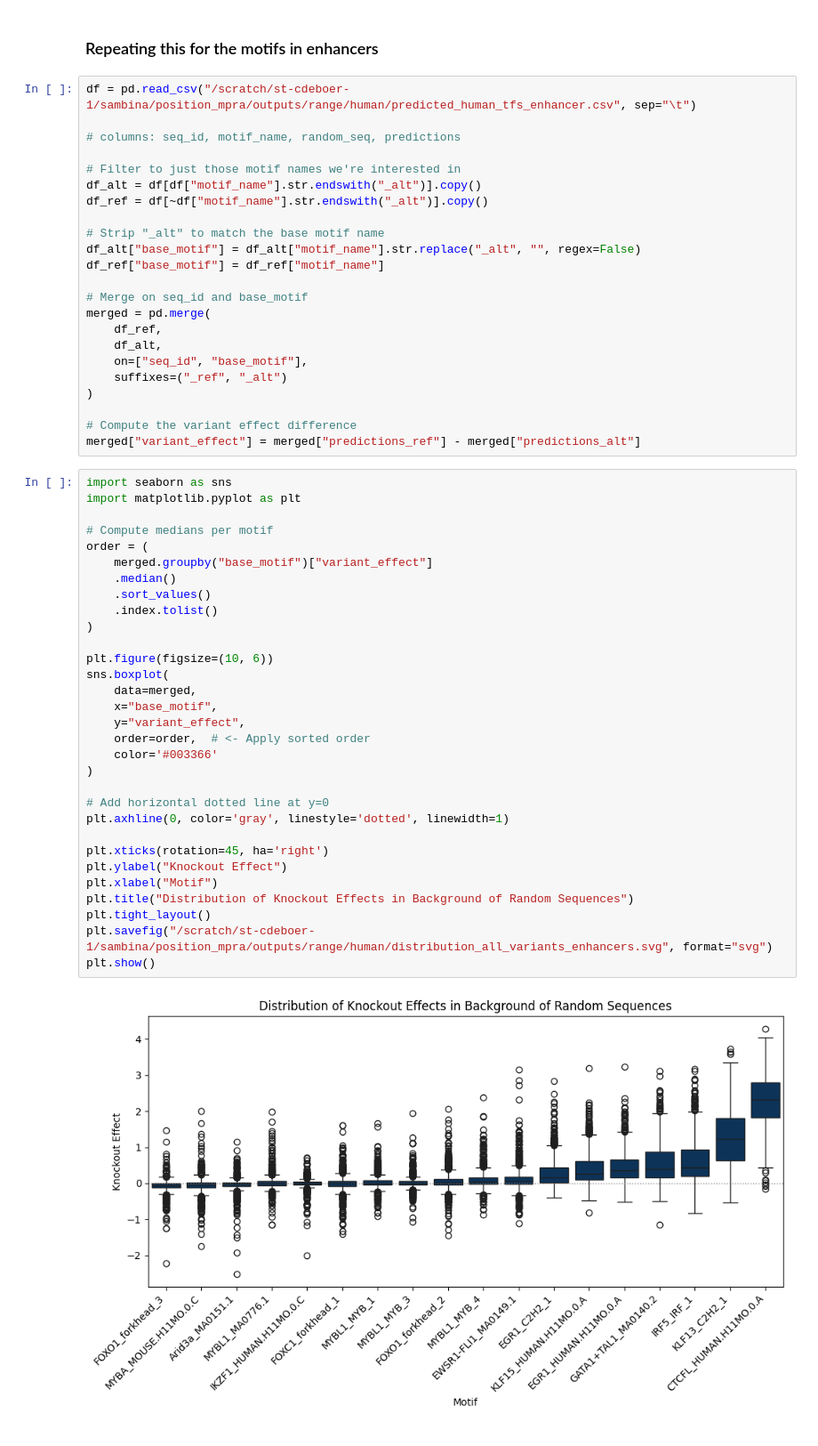
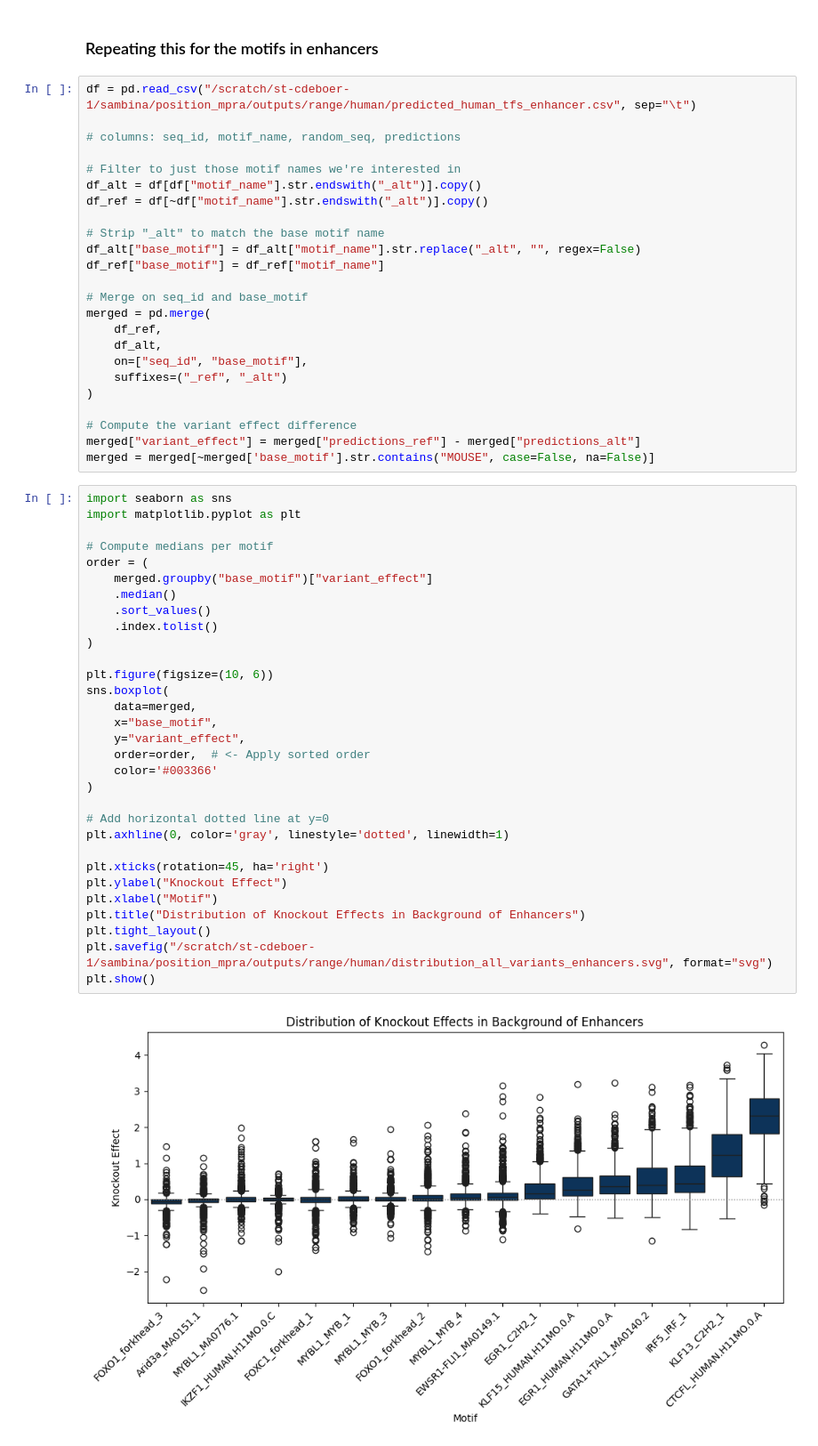
Before and after one commit to de-Boer-Lab/position-mpra, a Jupyter notebook: src/range_variant_effect_TFs/plot_range.human.ipynb, the cells around one changed output. Shown at 89% size. Drawn from its saved outputs; the diff is of its cells as text.

```diff
--- a/src/range_variant_effect_TFs/plot_range.human.ipynb
+++ b/src/range_variant_effect_TFs/plot_range.human.ipynb
@@ -131,39 +133,40 @@ merged = pd.merge(
 
 # Compute the variant effect difference
 merged["variant_effect"] = merged["predictions_ref"] - merged["predictions_alt"]
+merged = merged[~merged['base_motif'].str.contains("MOUSE", case=False, na=False)]
 # %%
 import seaborn as sns
 import matplotlib.pyplot as plt
 
 # Compute medians per motif
 order = (
     merged.groupby("base_motif")["variant_effect"]
     .median()
     .sort_values()
     .index.tolist()
 )
 
 plt.figure(figsize=(10, 6))
 sns.boxplot(
     data=merged,
     x="base_motif",
     y="variant_effect",
     order=order,  # <- Apply sorted order
     color='#003366'
 )
 
 # Add horizontal dotted line at y=0
 plt.axhline(0, color='gray', linestyle='dotted', linewidth=1)
 
 plt.xticks(rotation=45, ha='right')
 plt.ylabel("Knockout Effect")
 plt.xlabel("Motif")
-plt.title("Distribution of Knockout Effects in Background of Random Sequences")
+plt.title("Distribution of Knockout Effects in Background of Enhancers")
 plt.tight_layout()
 plt.savefig("/scratch/st-cdeboer-1/sambina/position_mpra/outputs/range/human/distribution_all_variants_enhancers.svg", format="svg")
 plt.show()
 # %% [output]
-[figure, old version]
+[figure, new version]
 # %%
 filters = [
     ("CTCFL_HUMAN.H11MO.0.A"),
```
Also changed, not shown: parts of 3 cells of this notebook, 27 other files.
